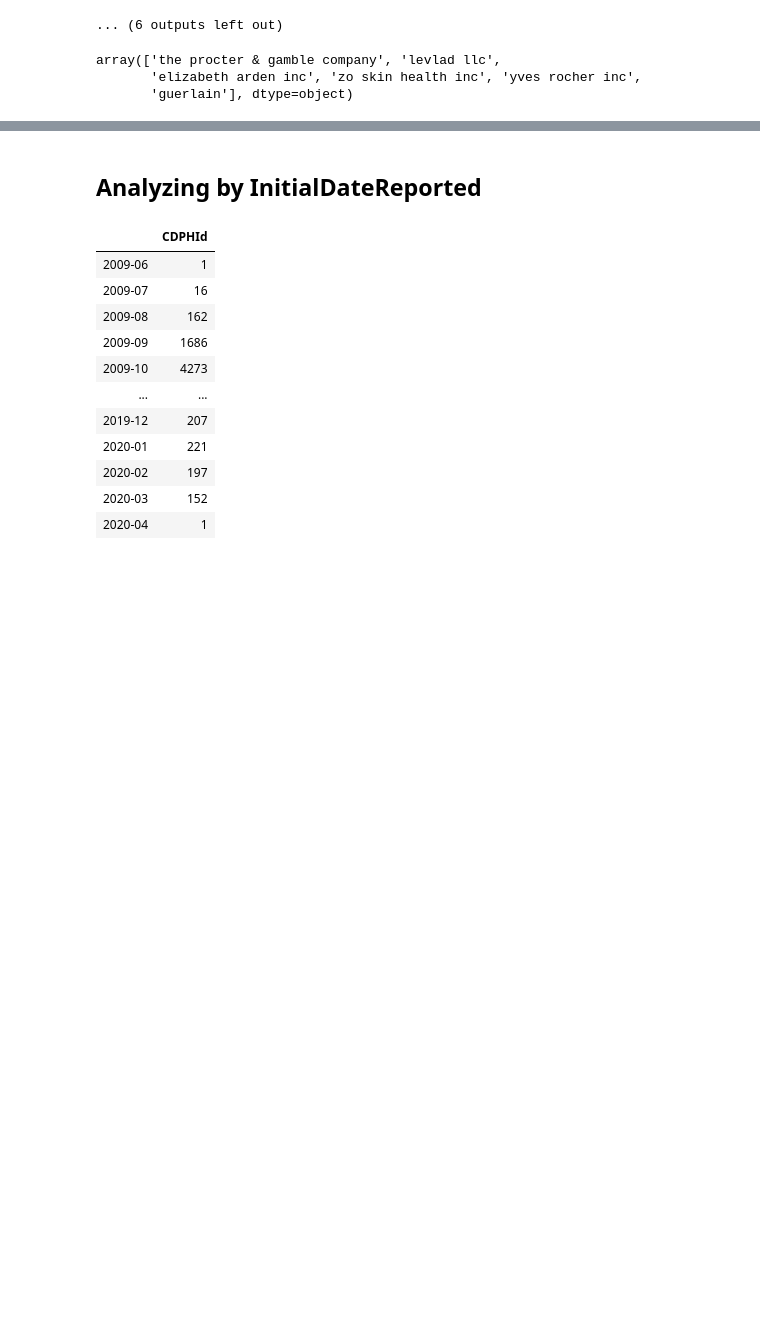
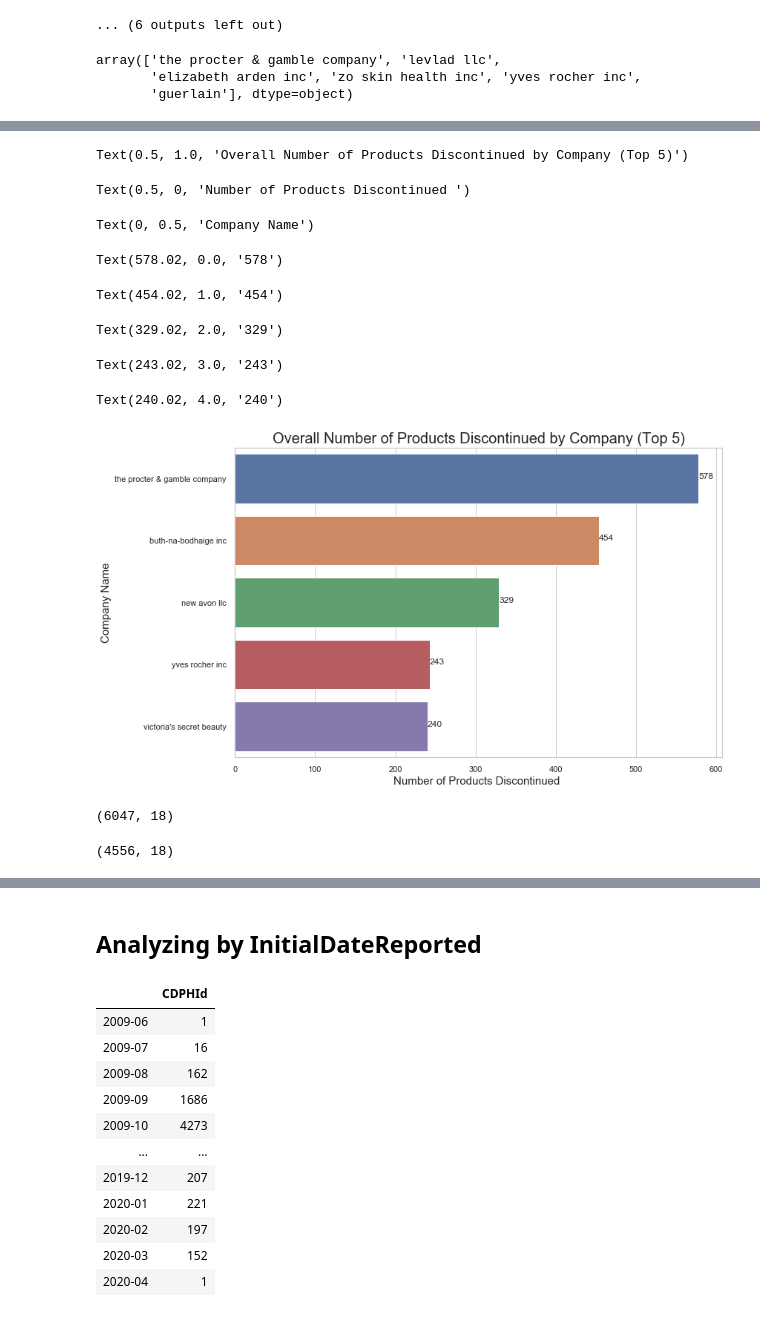
Before and after one commit to chelseanbr/Whats-In-My-Makeup-Bag, a Jupyter notebook: final_data_wrangling_eda.ipynb, the cells around one changed output, grey strips where cells are left out. Cells and saved outputs as stored; diff of their text form; code cells hidden in the pictures; blank space fills up the shorter version.

```diff
--- a/final_data_wrangling_eda.ipynb
+++ b/final_data_wrangling_eda.ipynb
@@ -497,0 +564,4 @@ Text(2.02, 5.0, '2')
+# %%
+# Get df WITH ONLY NON-NULL DISCONTINUED DATES
+discontinued_df = clean_data_df[clean_data_df['DiscontinuedDate'].isna() == False].copy()
+discontinued_df.head()
@@ -497,0 +577,4 @@ Text(2.02, 5.0, '2')
+# %%
+company_count_all_discontinued_df = dce.get_count_by_df_sorted_count(discontinued_df, 'CDPHId', 'Cleaned_CompanyName')
+company_count_all_discontinued_df.head(10)
+company_count_over_200_discontinued_df = company_count_all_discontinued_df[company_count_all_discontinued_df['CDPHId'] > 200]
@@ -497,0 +593,35 @@ Text(2.02, 5.0, '2')
+# %%
+# Plot number of products by Company Name
+fig, ax = plt.subplots(figsize=(12, 7))
+ax = sns.barplot(data=company_count_over_200_discontinued_df, x='CDPHId', y='Cleaned_CompanyName',
+                 orient = 'h')
+ax.set_title('Overall Number of Products Discontinued by Company (Top 5)', fontsize=20)
+ax.set_xlabel('Number of Products Discontinued ', fontsize=15)
+ax.set_ylabel('Company Name', fontsize=15)
+
+for datum, p in zip(company_count_over_200_discontinued_df['CDPHId'].sort_values(ascending=False),
+                    ax.patches):
+        x = p.get_x() + p.get_width() + 0.02
+        y = p.get_y() + p.get_height()/2
+        ax.annotate(datum, (x, y))
+
+fig.tight_layout()
+fig.savefig('images/num_products_discontinued_by_company_barchart')
+# %% [output]
+Text(0.5, 1.0, 'Overall Number of Products Discontinued by Company (Top 5)')
+Text(0.5, 0, 'Number of Products Discontinued ')
+Text(0, 0.5, 'Company Name')
+Text(578.02, 0.0, '578')
+Text(454.02, 1.0, '454')
+Text(329.02, 2.0, '329')
+Text(243.02, 3.0, '243')
+Text(240.02, 4.0, '240')
+[figure, added]
+# %%
+discontinued_df.shape
+# Drop duplicate rows before plotting
+discontinued_drop_dupes_df = discontinued_df.drop_duplicates(['CDPHId', 'InitialDateReported', 'DiscontinuedDate']).copy()
+discontinued_drop_dupes_df.shape
+# %% [output]
+(6047, 18)
+(4556, 18)
```
Also changed, not shown: parts of 78 cells of this notebook, 6 other files.
